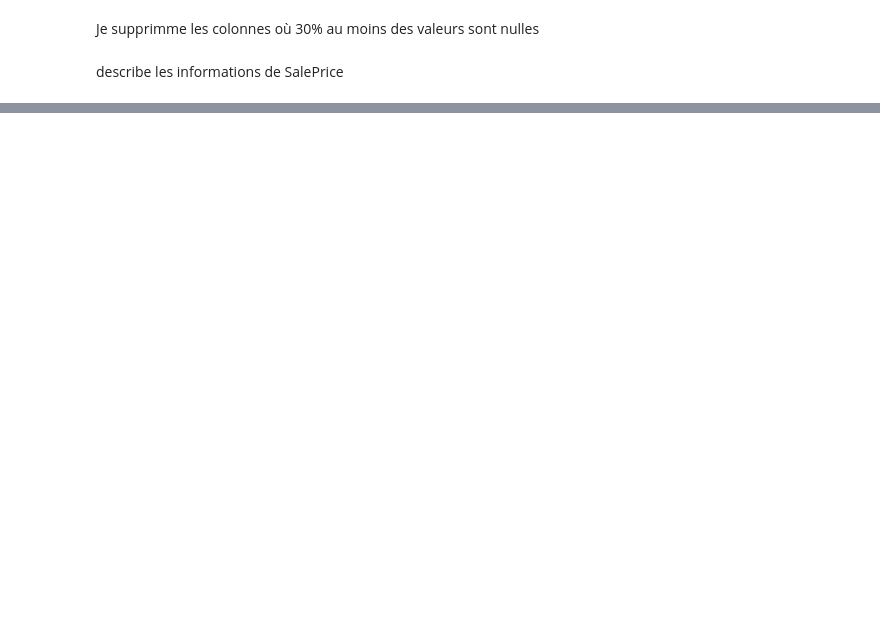
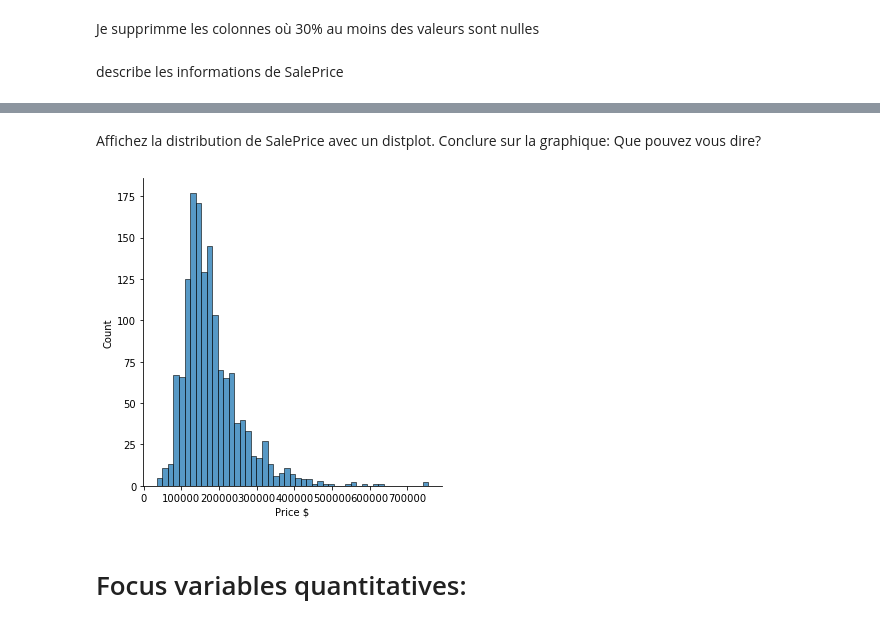
Before and after one commit to camillesauer/eda_maison, a Jupyter notebook: eda_maison.ipynb, the cells around one changed output, grey strips where cells are left out. Cells and saved outputs as stored; diff of their text form; code cells hidden in the pictures; blank space fills up the shorter version.

```diff
--- a/eda_maison.ipynb
+++ b/eda_maison.ipynb
@@ -26,2 +76,9 @@ df_house['SalePrice'].describe
+# %% [markdown]
+Affichez la distribution de SalePrice avec un distplot. Conclure sur la graphique: Que pouvez vous dire?
 # %%
-sns.displot(data = df_house, x="SalePrice")
+ax = sns.displot(data = df_house, x="SalePrice");
+plt.xlabel("Price $");
+# %% [output]
+[figure, added]
+# %% [markdown]
+# Focus variables quantitatives:
```
Also changed, not shown: parts of 23 cells of this notebook.
